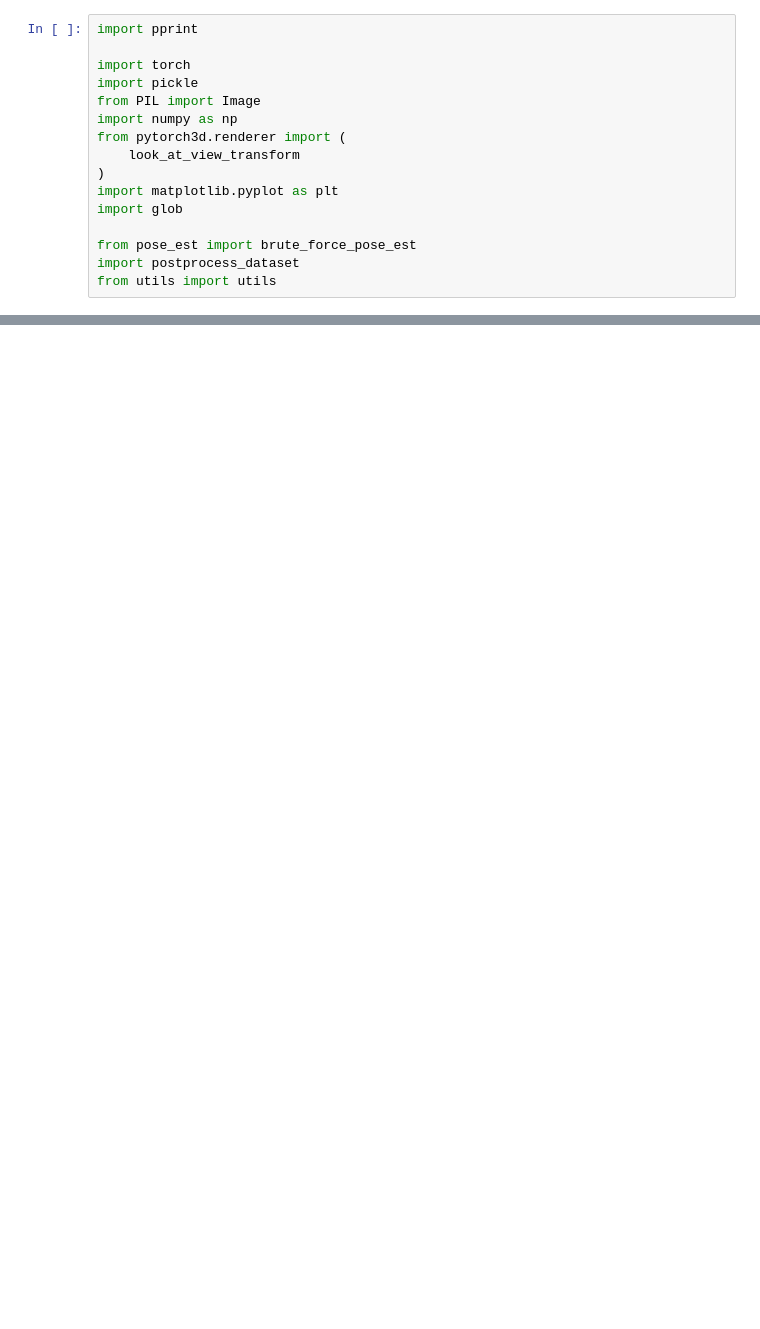
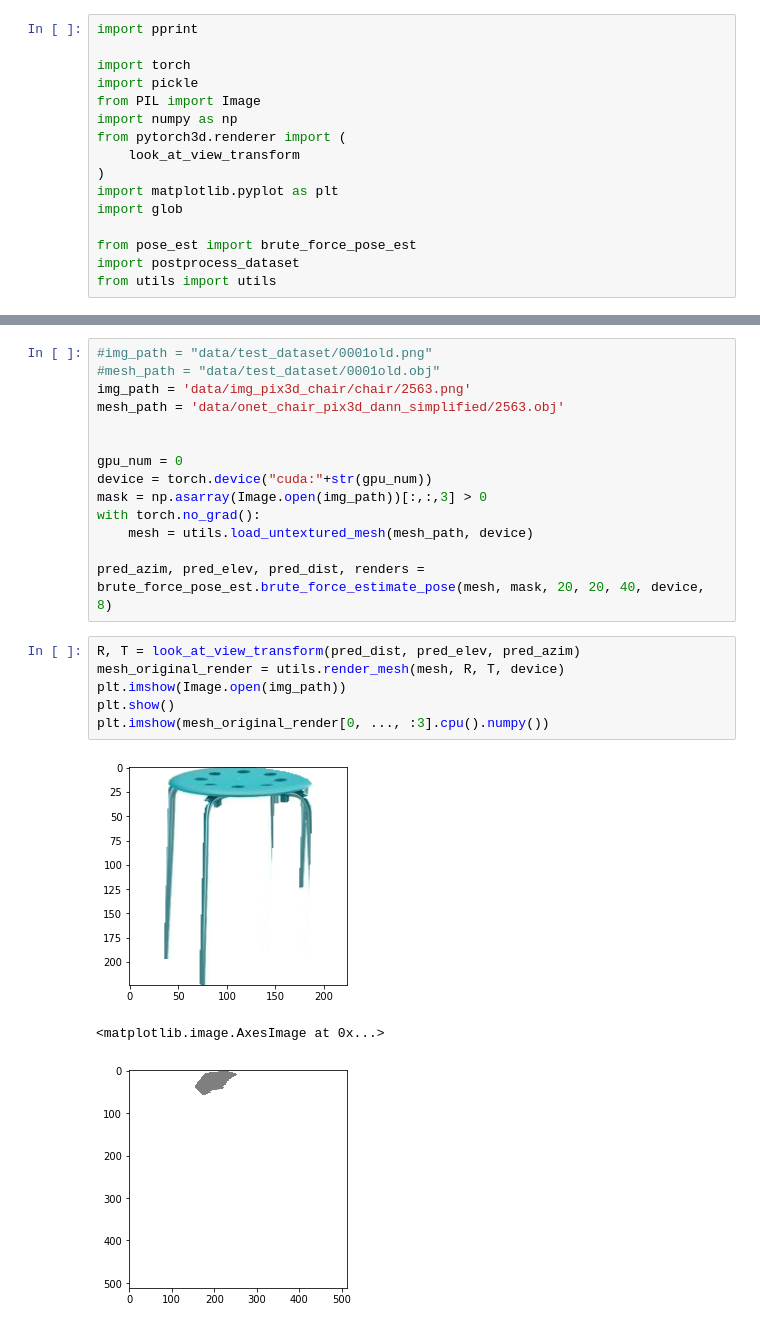
Before and after one commit to edwardyang12/sil_consistent_at_inference, a Jupyter notebook: notebooks/Debug_Pose_Est.ipynb, the cells around one changed output, grey strips where cells are left out. Cells and saved outputs as stored; diff of their text form; blank space fills up the shorter version.

```diff
--- a/notebooks/Debug_Pose_Est.ipynb
+++ b/notebooks/Debug_Pose_Est.ipynb
@@ -29,0 +66,24 @@ pose_est.
+# %%
+#img_path = "data/test_dataset/0001old.png"
+#mesh_path = "data/test_dataset/0001old.obj"
+img_path = 'data/img_pix3d_chair/chair/2563.png'
+mesh_path = 'data/onet_chair_pix3d_dann_simplified/2563.obj'
+
+
+gpu_num = 0
+device = torch.device("cuda:"+str(gpu_num))
+mask = np.asarray(Image.open(img_path))[:,:,3] > 0
+with torch.no_grad():
+    mesh = utils.load_untextured_mesh(mesh_path, device)
+
+pred_azim, pred_elev, pred_dist, renders = brute_force_pose_est.brute_force_estimate_pose(mesh, mask, 20, 20, 40, device, 8)
+# %%
+R, T = look_at_view_transform(pred_dist, pred_elev, pred_azim)
+mesh_original_render = utils.render_mesh(mesh, R, T, device)
+plt.imshow(Image.open(img_path))
+plt.show()
+plt.imshow(mesh_original_render[0, ..., :3].cpu().numpy())
+# %% [output]
+[figure, added]
+<matplotlib.image.AxesImage at 0x...>
+[figure, added]
```
Also changed, not shown: parts of 4 cells of this notebook, 6 other files.
